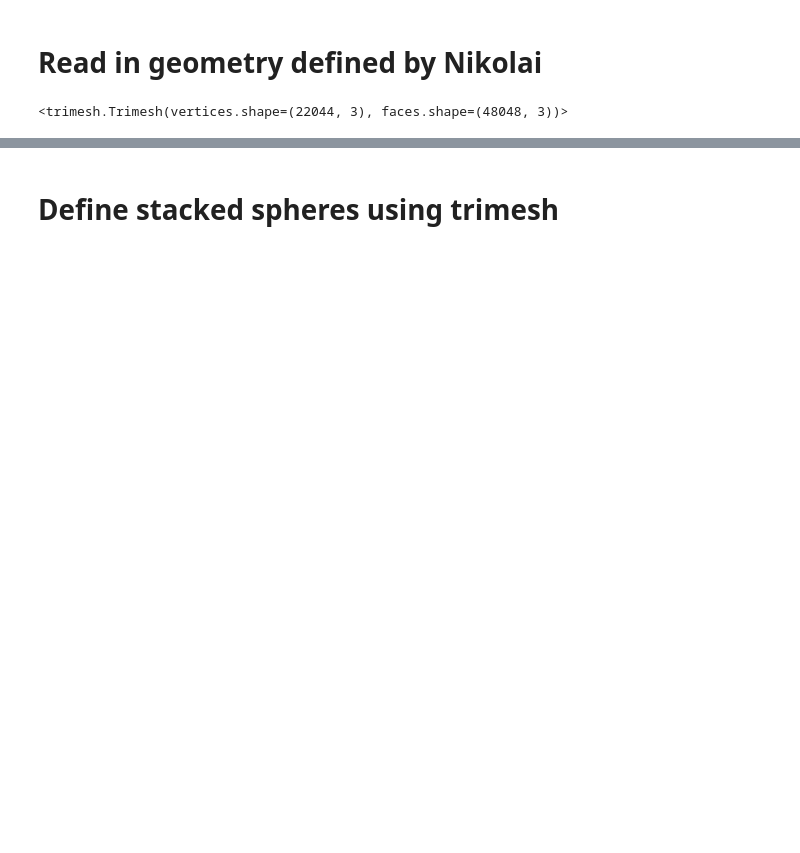
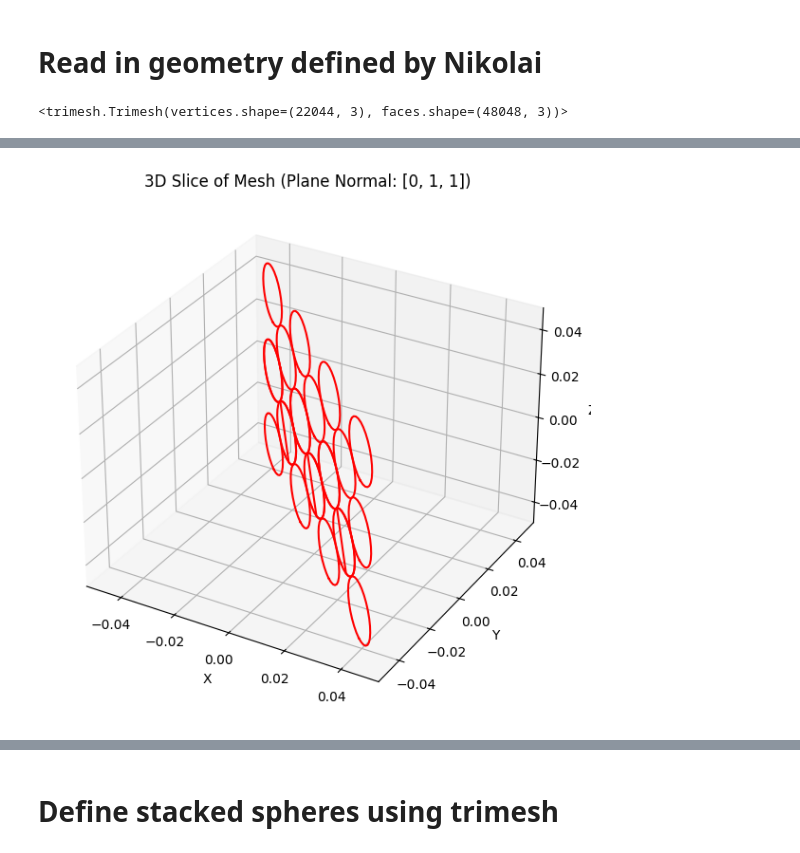
Before and after one commit to kgandhi63/g4chargeit, a Jupyter notebook: analysis/compare-stackedgeometry.ipynb, the cells around one changed output, grey strips where cells are left out. Cells and saved outputs as stored; diff of their text form; code cells hidden in the pictures; blank space fills up the shorter version.

```diff
--- a/analysis/compare-stackedgeometry.ipynb
+++ b/analysis/compare-stackedgeometry.ipynb
@@ -44,0 +65,25 @@ plt.show()
+# %%
+import trimesh
+import matplotlib.pyplot as plt
+from mpl_toolkits.mplot3d import Axes3D
+
+# Slice without projecting to 2D
+section = convex_combined.section(plane_origin=convex_combined.centroid,
+                                   plane_normal=[1, 1, 0])
+
+# Plot the section directly in 3D
+fig = plt.figure(figsize=(8, 6))
+ax = fig.add_subplot(111, projection='3d')
+
+# Loop through all the discrete polylines in the 3D path
+for line in section.discrete:
+    ax.plot3D(line[:, 0], line[:, 1], line[:, 2], 'r-')
+
+ax.set_title("3D Slice of Mesh (Plane Normal: [0, 1, 1])")
+ax.set_xlabel("X")
+ax.set_ylabel("Y")
+ax.set_zlabel("Z")
+plt.tight_layout()
+plt.show()
+# %% [output]
+[figure, added]
```
Also changed, not shown: parts of 5 cells of this notebook, 1 other file.
